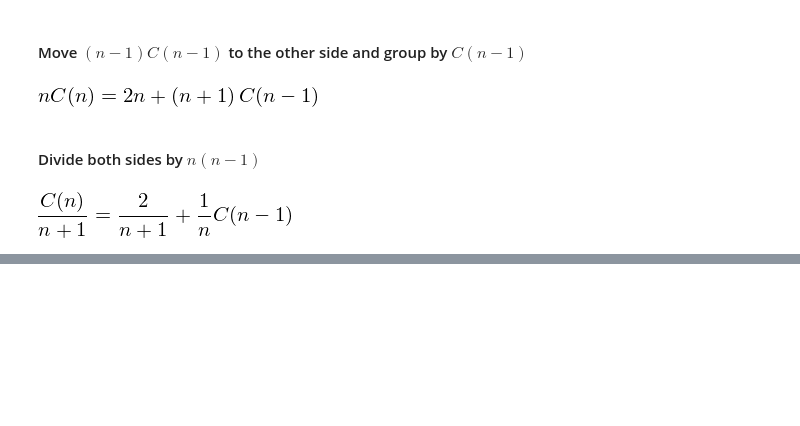
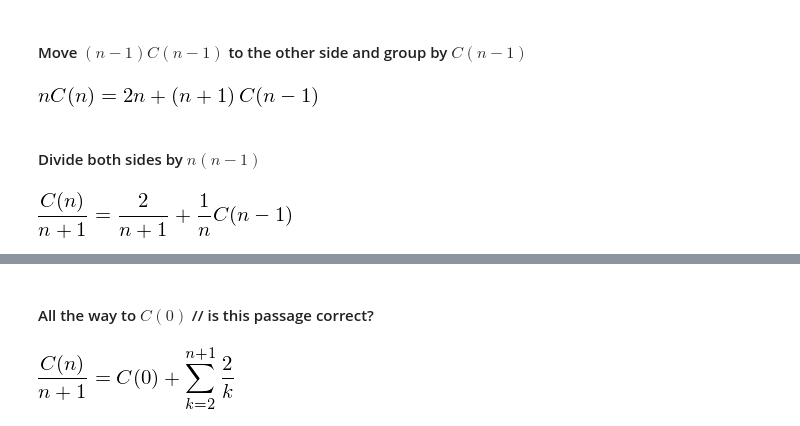
Before and after one commit to oddlord/uni, a Jupyter notebook: Progetto PAA.ipynb, the cells around one changed output, grey strips where cells are left out. Drawn from its saved outputs; the diff is of its cells as text; code cells hidden in the pictures; blank space fills up the shorter version.

Commit message:
Few more passages (missing harmonic rewriting)

```diff
--- a/Progetto PAA.ipynb
+++ b/Progetto PAA.ipynb
@@ -167,0 +180,7 @@ div_rec
+# %% [markdown]
+#### All the way to $C(0)$   // is this passage correct?
+# %%
+div_rec_final = Eq(div_rec.lhs, Sum(2/k, (k, 2, n+1))+C_fun(0)/(n-n+1))
+div_rec_final
+# %% [output]
+[figure, added]
```
Also changed, not shown: parts of 14 cells of this notebook.
